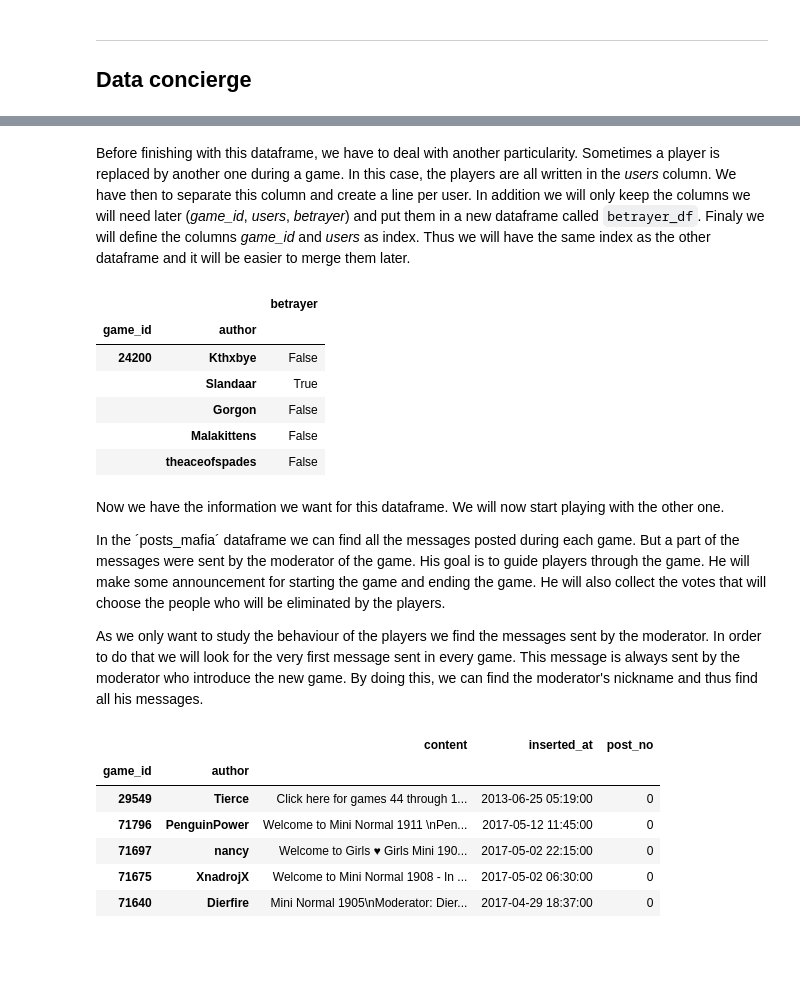
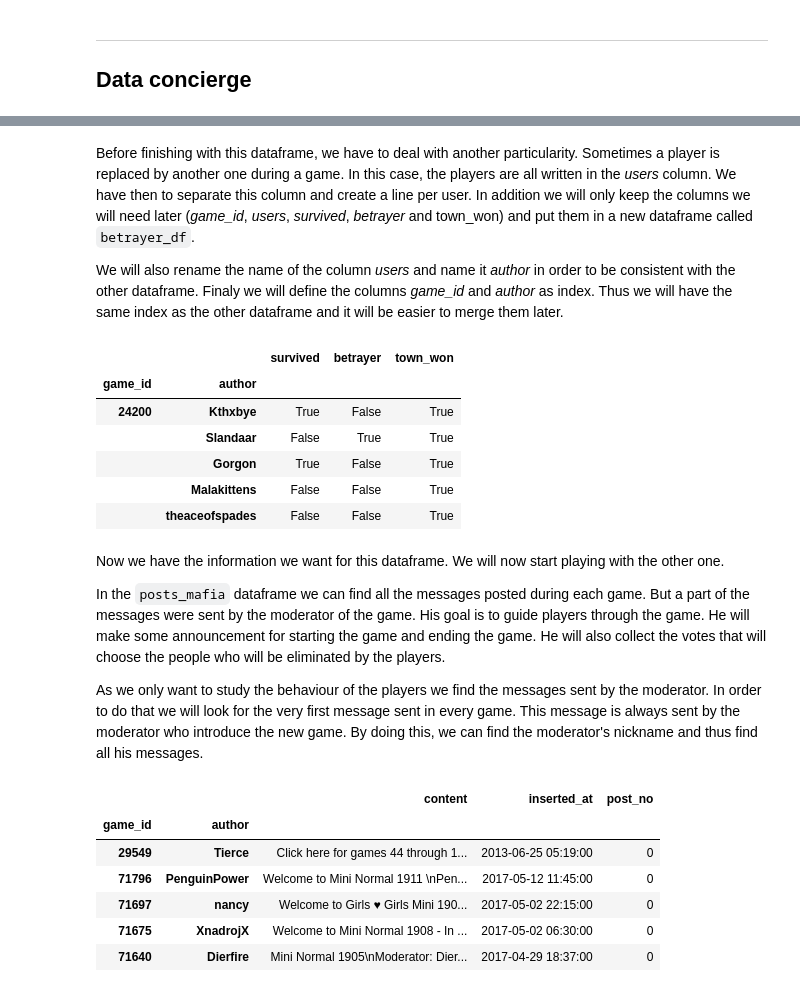
Before and after one commit to epfl-ada/ada-2020-project-milestone-p3-p3_bamboozled-gang, a Jupyter notebook: project_report.ipynb, the cells around one changed output, grey strips where cells are left out. Cells and saved outputs as stored; diff of their text form; code cells hidden in the pictures; blank space fills up the shorter version.

Commit message:
Update Data concierge

```diff
--- a/project_report.ipynb
+++ b/project_report.ipynb
@@ -100,7 +102,11 @@ info_mafia['betrayer'] = info_mafia['role'].str.contains('mafia|goon|wolf|serial
 # select only the games with known roles
 mask_role_notnan = [not np.any(pd.isnull(info_mafia[info_mafia.game_id == g_id].role)) for g_id in info_mafia.game_id]
 info_mafia = info_mafia[mask_role_notnan]
-# display DF
+
+# select only the games with at least one known betrayer
+mask_all_townie = [np.all(~info_mafia[info_mafia.game_id == g_id].betrayer) for g_id in info_mafia.game_id]
+info_mafia = info_mafia[~np.array(mask_all_townie)]
+
 info_mafia.head()
 # %% [output]
 |  | game_id | text | users | role | event | betrayer |
@@ -111,0 +120,4 @@ info_mafia.head()
+# %%
+info_mafia['survived'] = False
+info_mafia.loc[info_mafia['event'] == 'survives', 'survived'] = True
+info_mafia.head()
@@ -113,0 +133,19 @@ Thanks to these information, it is possible to find out, for each game, if the T
+# %%
+# Create a new dataframe that will make correspond the game_id with the outcome
+df_outcome = pd.DataFrame(np.unique(info_mafia.game_id), columns=['game_id']).set_index('game_id')
+df_outcome['town_won'] = np.NaN
+
+# We loop for each game
+for game_id in df_outcome.index:
+    # for every players search if the event is "survive"
+    outcome_town = [(player.survived == True & player.betrayer == False) for index, player in info_mafia[info_mafia.game_id == game_id].iterrows()]
+    outcome_mafia = [(player.survived == True & player.betrayer == True) for index, player in info_mafia[info_mafia.game_id == game_id].iterrows()]
+
+    if np.any(outcome_town): #if someone from town survived
+        df_outcome.loc[game_id, 'town_won'] =  True
+    if np.any(outcome_mafia): #if someone from mafia survived
+        df_outcome.loc[game_id, 'town_won'] =  False
+
+# merge with the dataframe
+info_mafia = info_mafia.merge(df_outcome, on='game_id')
+info_mafia
@@ -114,25 +166,27 @@ Thanks to these information, it is possible to find out, for each game, if the T
 # %% [markdown]
-Before finishing with this dataframe, we have to deal with another particularity. Sometimes a player is replaced by another one during a game. In this case, the players are all written in the *users* column. We have then to separate this column and create a line per user. In addition we will only keep the columns we will need later (*game_id*, *users*, *betrayer*) and put them in a new dataframe called `betrayer_df`. Finaly we will define the columns *game_id* and *users* as index. Thus we will have the same index as the other dataframe and it will be easier to merge them later.
+Before finishing with this dataframe, we have to deal with another particularity. Sometimes a player is replaced by another one during a game. In this case, the players are all written in the *users* column. We have then to separate this column and create a line per user. In addition we will only keep the columns we will need later (*game_id*, *users*, *survived*, *betrayer* and town_won) and put them in a new dataframe called `betrayer_df`.
+
+We will also rename the name of the column *users* and name it *author* in order to be consistent with the other dataframe. Finaly we will define the columns *game_id* and *author* as index. Thus we will have the same index as the other dataframe and it will be easier to merge them later.
 # %%
 # Seperate the users and create the new dataframe
-betrayer_df = info_mafia.explode('users')[['game_id', 'users', 'betrayer']]
+betrayer_df = info_mafia.explode('users')[['game_id', 'users', 'survived', 'betrayer', 'town_won']]
 
 # Change name of the users column and set index to correspond with the other dataframe
 betrayer_df.rename(columns ={'users':'author'}, inplace = True)
 betrayer_df.set_index(['game_id', 'author'], inplace = True)
 betrayer_df.head()
 # %% [output]
-|  |  | betrayer |
-| game_id | author |  |
-| 24200 | Kthxbye | False |
-|  | Slandaar | True |
-|  | Gorgon | False |
-|  | Malakittens | False |
-|  | theaceofspades | False |
+|  |  | survived | betrayer | town_won |
+| game_id | author |  |  |  |
+| 24200 | Kthxbye | True | False | True |
+|  | Slandaar | False | True | True |
+|  | Gorgon | True | False | True |
+|  | Malakittens | False | False | True |
+|  | theaceofspades | False | False | True |
 # %% [markdown]
 Now we have the information we want for this dataframe. We will now start playing with the other one.
 
-In the ´posts_mafia´ dataframe we can find all the messages posted during each game. But a part of the messages were sent by the moderator of the game. His goal is to guide players through the game. He will make some announcement for starting the game and ending the game. He will also collect the votes that will choose the people who will be eliminated by the players.
+In the `posts_mafia` dataframe we can find all the messages posted during each game. But a part of the messages were sent by the moderator of the game. His goal is to guide players through the game. He will make some announcement for starting the game and ending the game. He will also collect the votes that will choose the people who will be eliminated by the players.
 
 As we only want to study the behaviour of the players we find the messages sent by the moderator. In order to do that we will look for the very first message sent in every game. This message is always sent by the moderator who introduce the new game. By doing this, we can find the moderator's nickname and thus find all his messages.
 # %%
```
Also changed, not shown: parts of 22 cells of this notebook.
